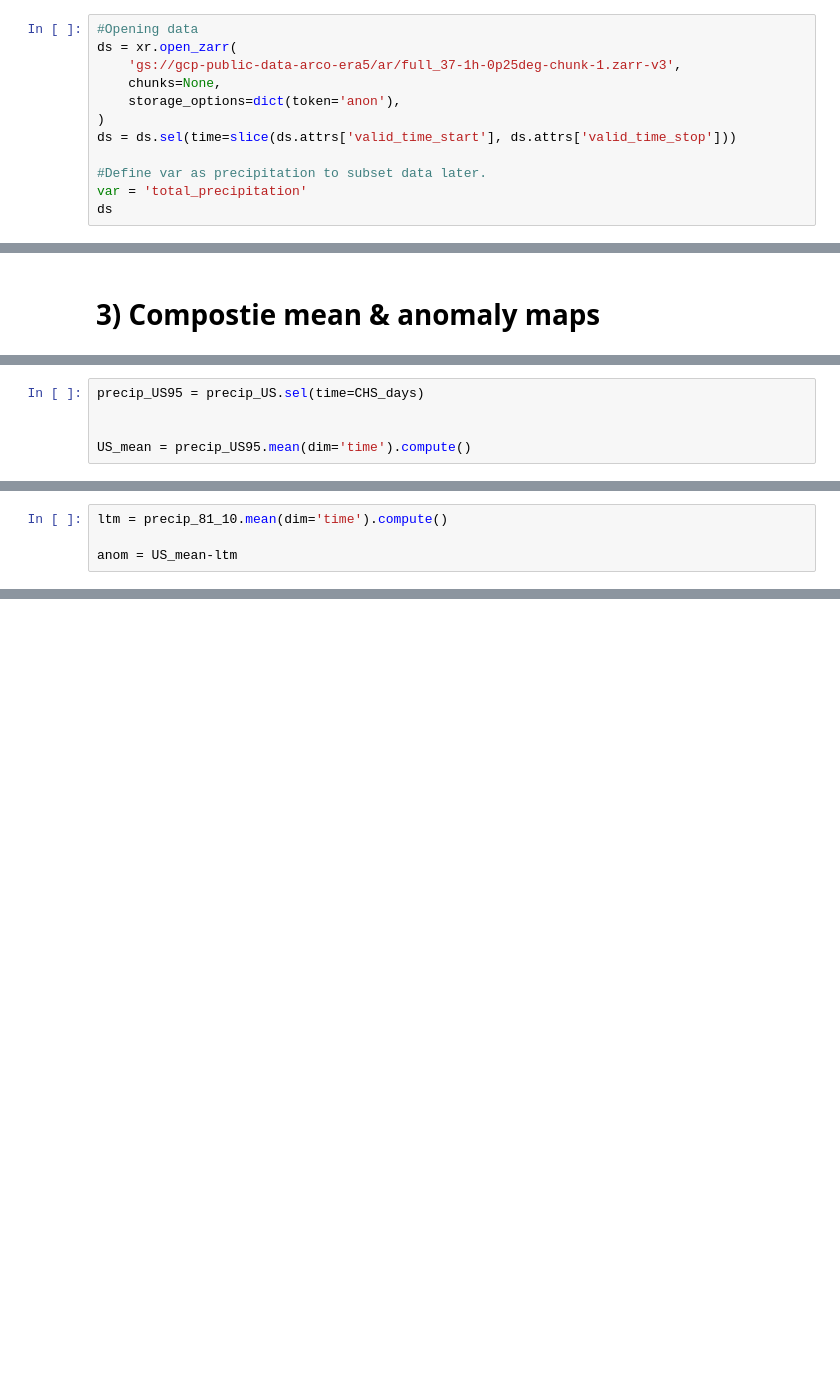
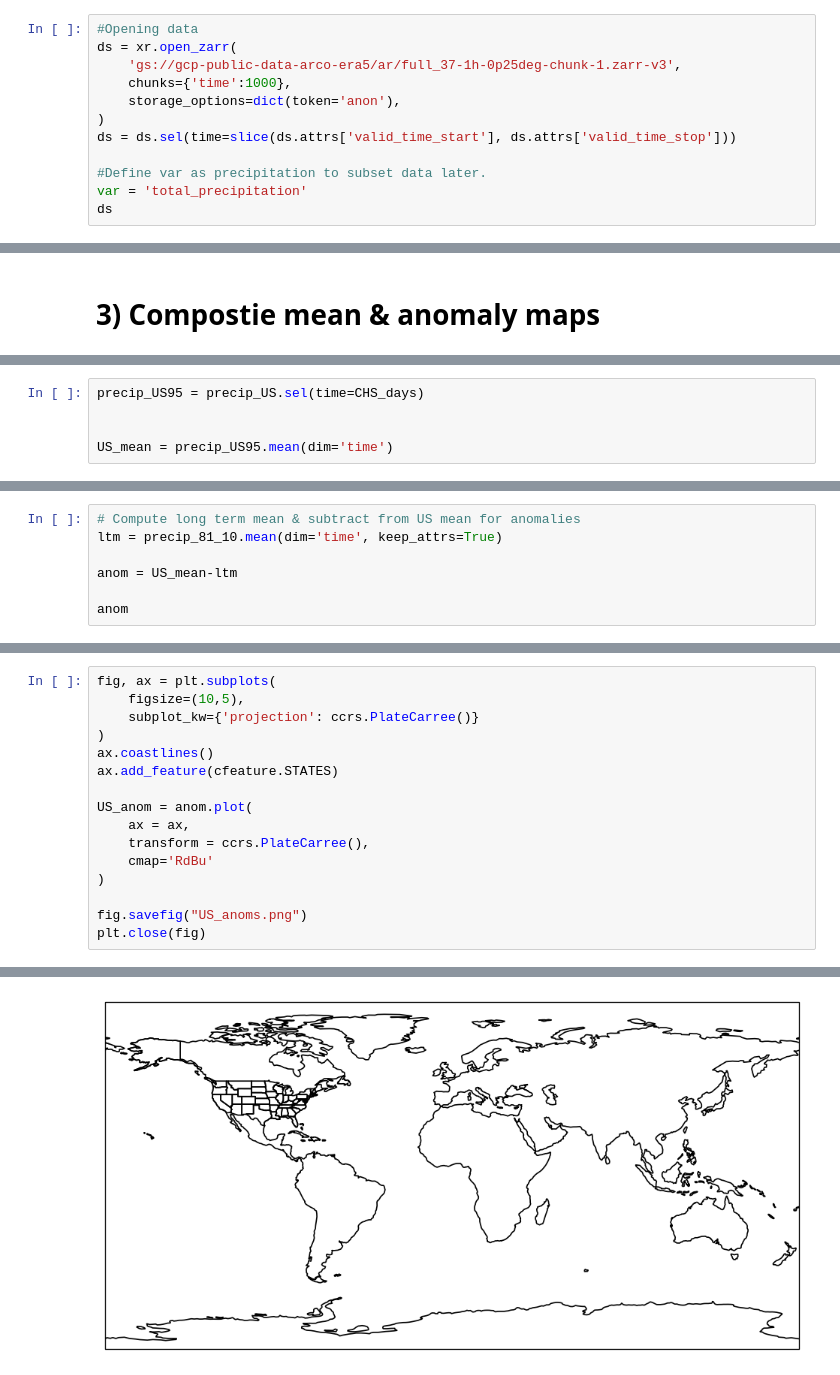
Before and after one commit to alyhall09/ATMS-523-Module-2, a Jupyter notebook: Module2HW_part2.ipynb, the cells around one changed output, grey strips where cells are left out. Drawn from its saved outputs; the diff is of its cells as text; blank space fills up the shorter version.

```diff
--- a/Module2HW_part2.ipynb
+++ b/Module2HW_part2.ipynb
@@ -33,7 +50,7 @@ print(fs.ls("gcp-public-data-arco-era5/ar/full_37-1h-0p25deg-chunk-1.zarr-v3")[:
 #Opening data
 ds = xr.open_zarr(
     'gs://gcp-public-data-arco-era5/ar/full_37-1h-0p25deg-chunk-1.zarr-v3',
-    chunks=None,
+    chunks={'time':1000},
     storage_options=dict(token='anon'),
 )
 ds = ds.sel(time=slice(ds.attrs['valid_time_start'], ds.attrs['valid_time_stop']))
@@ -180,4 +250,4 @@ CHS_days = CHS_days.values
 precip_US95 = precip_US.sel(time=CHS_days)
 
 
-US_mean = precip_US95.mean(dim='time').compute()
+US_mean = precip_US95.mean(dim='time')
@@ -223,4 +290,7 @@ Attributes:
 # %%
-ltm = precip_81_10.mean(dim='time').compute()
+# Compute long term mean & subtract from US mean for anomalies
+ltm = precip_81_10.mean(dim='time', keep_attrs=True)
 
 anom = US_mean-ltm
+
+anom
@@ -241,0 +322,17 @@ NameError: name 'plt' is not defined
+# %%
+fig, ax = plt.subplots(
+    figsize=(10,5),
+    subplot_kw={'projection': ccrs.PlateCarree()}
+)
+ax.coastlines()
+ax.add_feature(cfeature.STATES)
+
+US_anom = anom.plot(
+    ax = ax,
+    transform = ccrs.PlateCarree(),
+    cmap='RdBu'
+)
+
+fig.savefig("US_anoms.png")
+plt.close(fig)
+# %% [output]
@@ -241,0 +357 @@ NameError: name 'plt' is not defined
+[figure, added]
```
Also changed, not shown: parts of 11 cells of this notebook.
